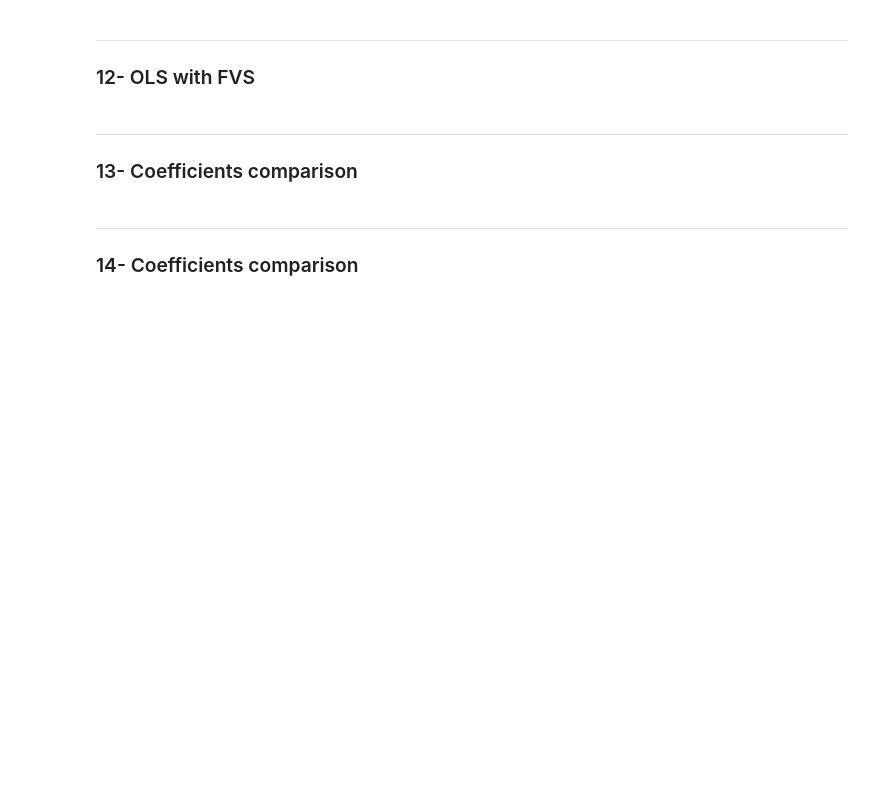
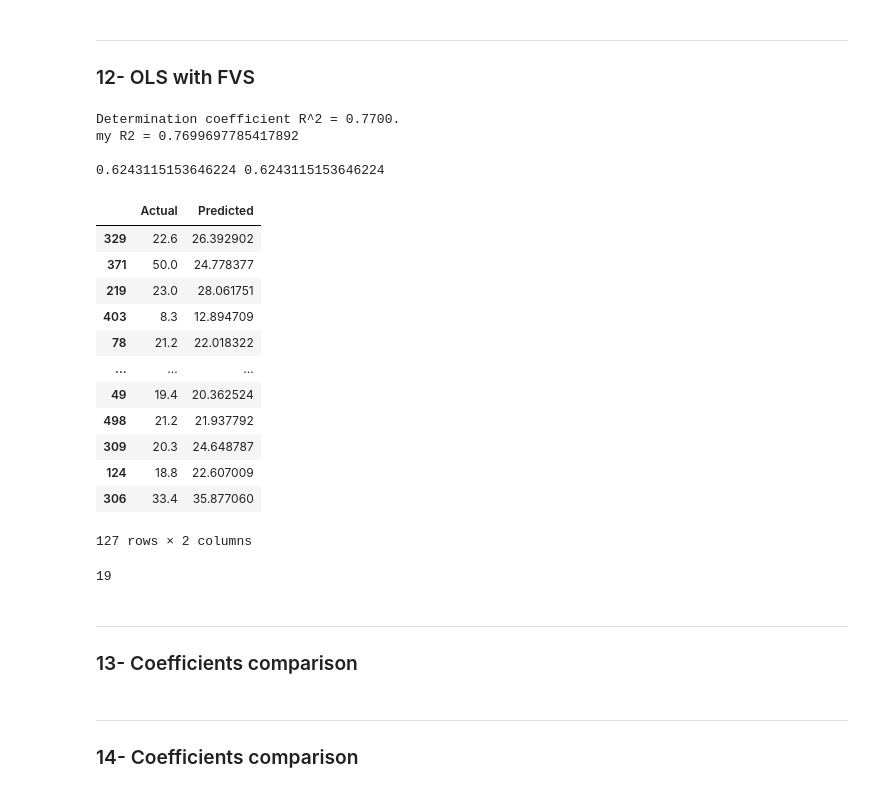
Before and after one commit to Bourhano/TelecomParis, a Jupyter notebook: StatisticsOLS/sd-tsia204_lab2_dernayka_bourhan.ipynb, the cells around one changed output. Drawn from its saved outputs; the diff is of its cells as text; code cells hidden in the pictures; blank space fills up the shorter version.

```diff
--- a/StatisticsOLS/sd-tsia204_lab2_dernayka_bourhan.ipynb
+++ b/StatisticsOLS/sd-tsia204_lab2_dernayka_bourhan.ipynb
@@ -716,0 +611,8 @@ OLSi =
+# %%
+covariates = X_train_fitted.columns
+selectedCovariates = [0]*len(selected)
+j=0
+for i in selected:
+    selectedCovariates[j] = covariates[i]
+    j += 1
+selected, selectedCovariates
@@ -717,6 +640,43 @@ OLSi =
 # %% [markdown]
 ___
 ### 12- OLS with FVS
+# %%
+X_FVS = X_train_fitted[selectedCovariates]
+X_FVS_test = X_test_fitted[selectedCovariates]
+
+OLS_FVS_reg = linear_model.LinearRegression()
+OLS_FVS_reg.fit(X_FVS, y_train)
+
+print('\nDetermination coefficient R^2 = {:.4f}.'.format(
+    OLS_FVS_reg.score(X_FVS, y_train)))
+y_pred = OLS_FVS_reg.predict(X_FVS)
+print("my R2 =",det_coef(y_train, y_pred),"\n")
+
+y_pred = OLS_FVS_reg.predict(X_FVS_test)
+print(det_coef(y_test, y_pred), OLS_FVS_reg.score(X_FVS_test, y_test))
+pd.DataFrame({'Actual': y_test, 'Predicted': y_pred})
+# %% [output]
+Determination coefficient R^2 = 0.7700.
+my R2 = 0.7699697785417892
+
+0.6243115153646224 0.6243115153646224
+|  | Actual | Predicted |
+| 329 | 22.6 | 26.392902 |
+| 371 | 50.0 | 24.778377 |
+| 219 | 23.0 | 28.061751 |
+| 403 | 8.3 | 12.894709 |
+| 78 | 21.2 | 22.018322 |
+| ... | ... | ... |
+| 49 | 19.4 | 20.362524 |
+| 498 | 21.2 | 21.937792 |
+| 309 | 20.3 | 24.648787 |
+| 124 | 18.8 | 22.607009 |
+| 306 | 33.4 | 35.877060 |
+127 rows × 2 columns
+# %%
+len(OLS_FVS_reg.coef_)
+# %% [output]
+19
 # %% [markdown]
 ___
 ### 13- Coefficients comparison
```
Also changed, not shown: parts of 45 cells of this notebook.
